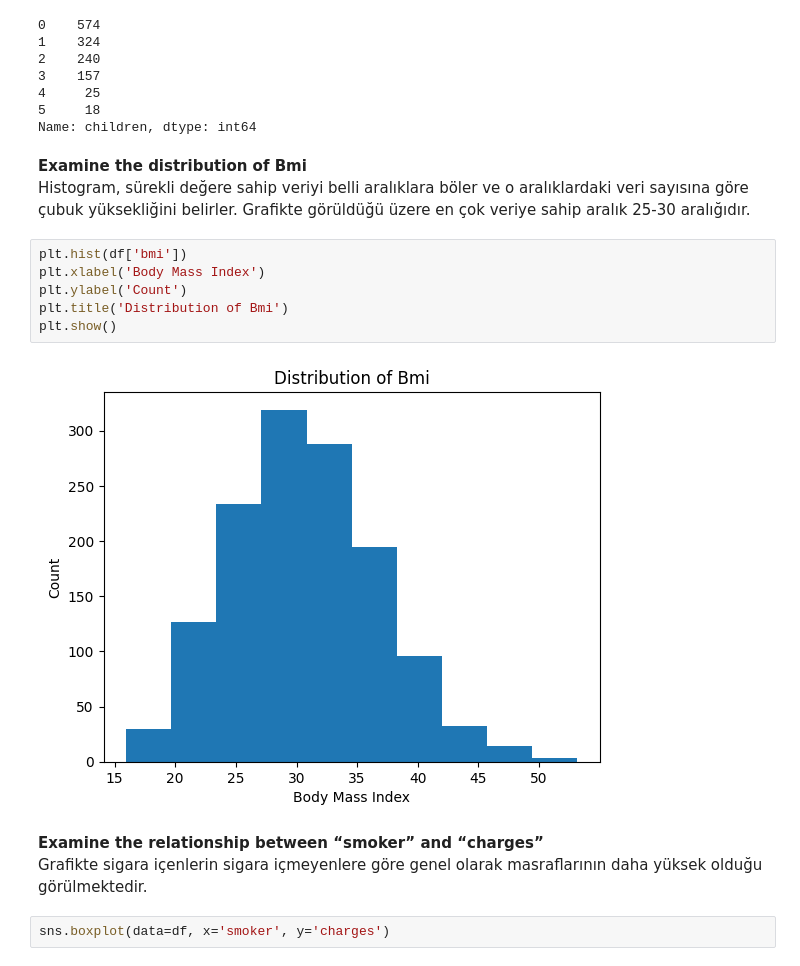
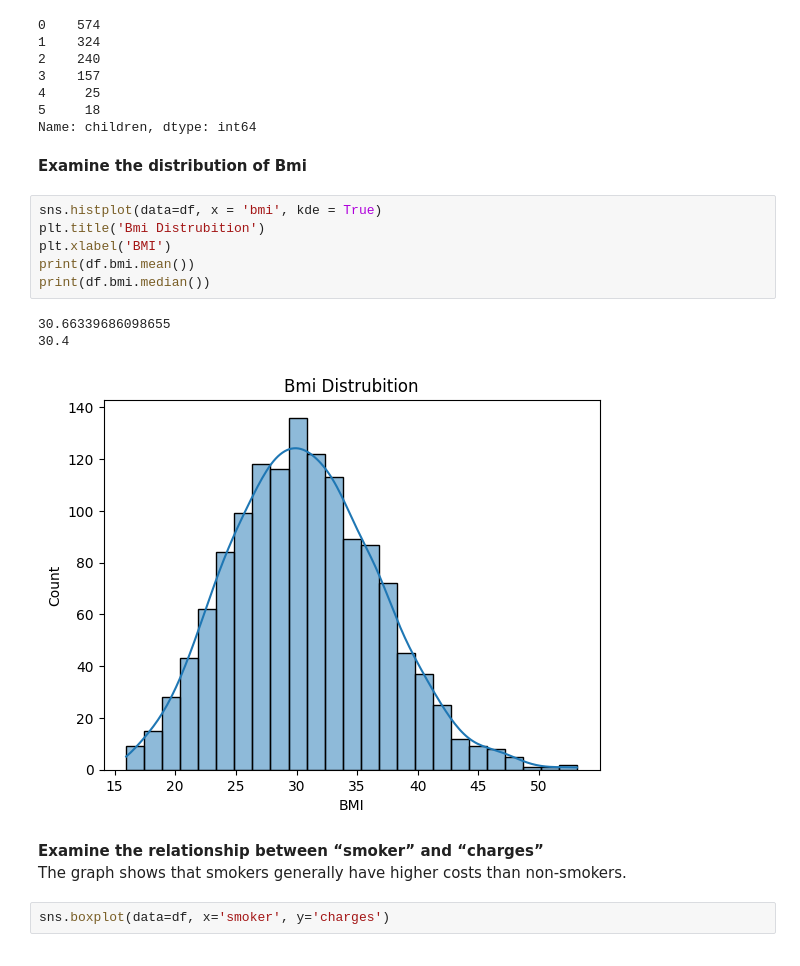
Before and after one commit to semanurgursoy/MedicalCostAnalysis, a Jupyter notebook: medical_cost_analysis.ipynb, the cells around one changed output. Saved outputs shown, nothing was run; the diff lists cells and outputs as text.

```diff
--- a/medical_cost_analysis.ipynb
+++ b/medical_cost_analysis.ipynb
@@ -66,20 +91,22 @@ df["children"].value_counts()
 4     25
 5     18
 Name: children, dtype: int64
-# %% [markdown]
-**Examine the distribution of Bmi**<br>
-Histogram, sürekli değere sahip veriyi belli aralıklara böler ve o aralıklardaki veri sayısına göre çubuk yüksekliğini belirler. Grafikte görüldüğü üzere en çok veriye sahip aralık 25-30 aralığıdır.
-# %%
-plt.hist(df['bmi'])
-plt.xlabel('Body Mass Index')
-plt.ylabel('Count')
-plt.title('Distribution of Bmi')
-plt.show()
-# %% [output]
-[figure, removed]
-# %% [markdown]
-**Examine the relationship between “smoker” and “charges”**<br>
-Grafikte sigara içenlerin sigara içmeyenlere göre genel olarak masraflarının daha yüksek olduğu görülmektedir.
+# %% [markdown]
+**Examine the distribution of Bmi**
+# %%
+sns.histplot(data=df, x = 'bmi', kde = True)
+plt.title('Bmi Distrubition')
+plt.xlabel('BMI')
+print(df.bmi.mean())
+print(df.bmi.median())
+# %% [output]
+30.66339686098655
+30.4
+[figure, added]
+# %% [markdown]
+**Examine the relationship between “smoker” and “charges”**
+<br>
+The graph shows that smokers generally have higher costs than non-smokers.
 # %%
 sns.boxplot(data=df, x='smoker', y='charges')
 # %% [output]
```
Also changed, not shown: parts of 25 cells of this notebook.
